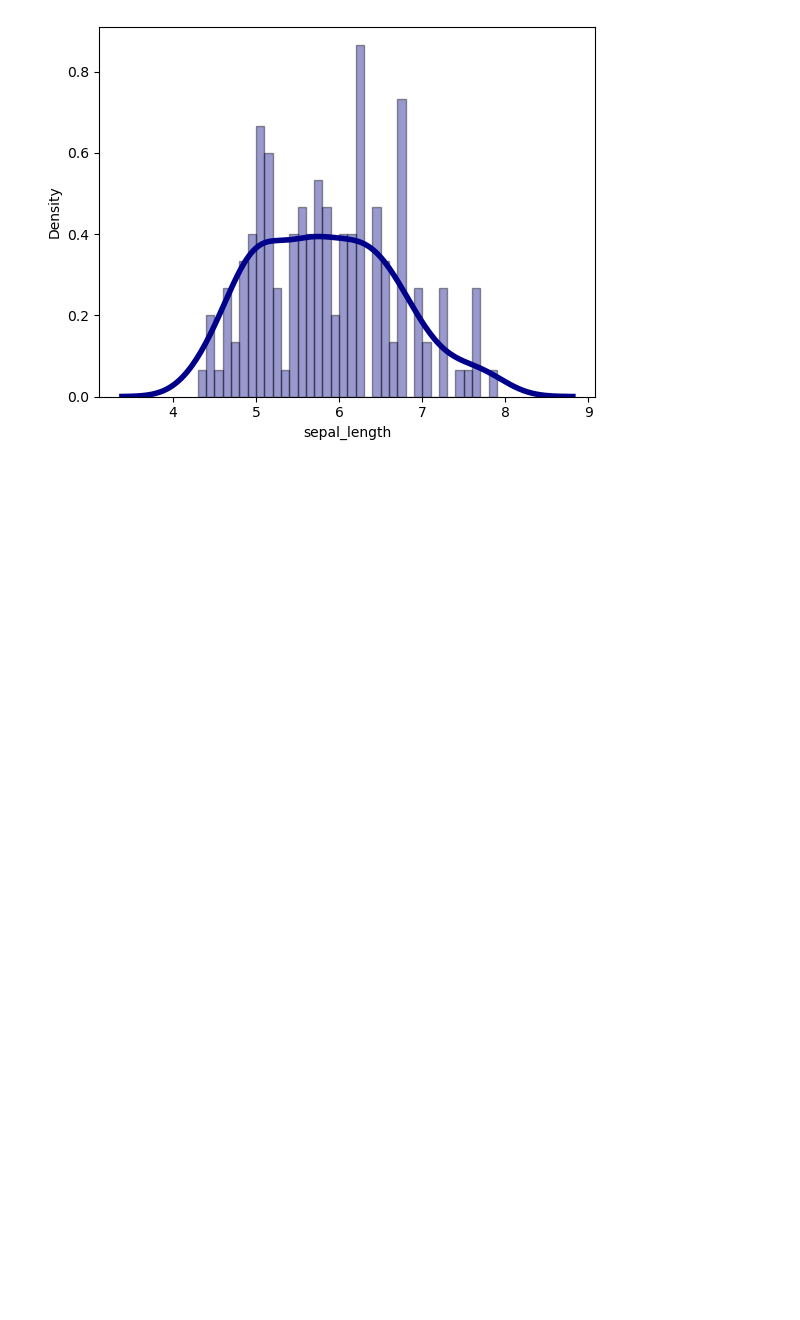
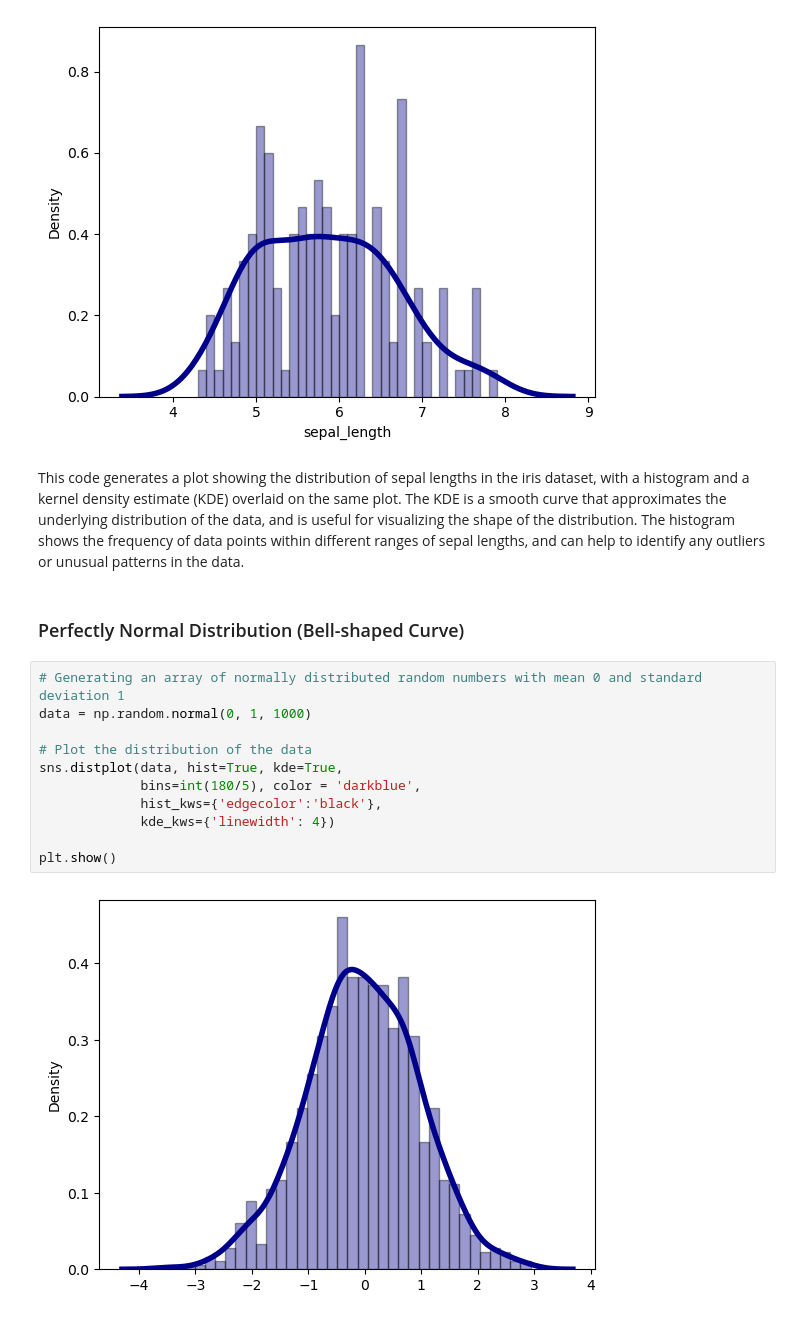
Before and after one commit to RyanMch97/FDA-Assement, a Jupyter notebook: BinomialProject.ipynb, the cells around one changed output. Cells and saved outputs as stored; diff of their text form; blank space fills up the shorter version.

Commit message:
Standard Binomial graph added & explanation

```diff
--- a/BinomialProject.ipynb
+++ b/BinomialProject.ipynb
@@ -61,3 +61,20 @@ sns.distplot(iris['sepal_length'], hist=True, kde=True,
 plt.show()
 # %% [output]
 [figure]
+# %% [markdown]
+This code generates a plot showing the distribution of sepal lengths in the iris dataset, with a histogram and a kernel density estimate (KDE) overlaid on the same plot. The KDE is a smooth curve that approximates the underlying distribution of the data, and is useful for visualizing the shape of the distribution. The histogram shows the frequency of data points within different ranges of sepal lengths, and can help to identify any outliers or unusual patterns in the data.
+# %% [markdown]
+### Perfectly Normal Distribution (Bell-shaped Curve)
+# %%
+# Generating an array of normally distributed random numbers with mean 0 and standard deviation 1
+data = np.random.normal(0, 1, 1000)
+
+# Plot the distribution of the data
+sns.distplot(data, hist=True, kde=True,
+             bins=int(180/5), color = 'darkblue',
+             hist_kws={'edgecolor':'black'},
+             kde_kws={'linewidth': 4})
+
+plt.show()
+# %% [output]
+[figure, added]
```
Also changed, not shown: parts of 1 cell of this notebook.
